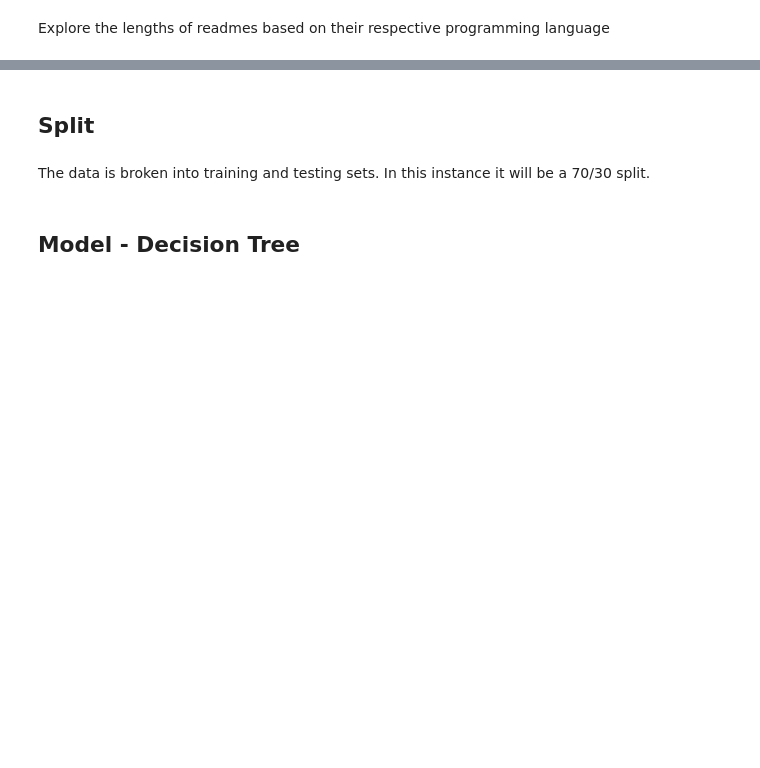
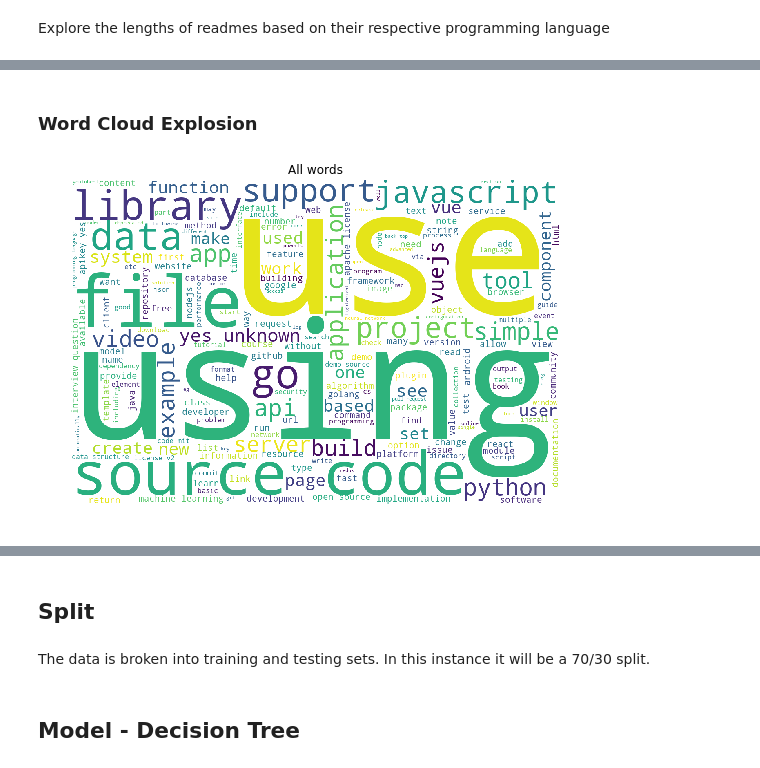
Before and after one commit to super-fantastic-group/nlp-git, a Jupyter notebook: nlp-project.ipynb, the cells around one changed output, grey strips where cells are left out. Cells and saved outputs as stored; diff of their text form; code cells hidden in the pictures; blank space fills up the shorter version.

```diff
--- a/nlp-project.ipynb
+++ b/nlp-project.ipynb
@@ -177,0 +190,2 @@ plt.show()
+# %%
+words = explore.words_dict(df)
@@ -177,0 +236,6 @@ plt.show()
+# %% [markdown]
+### Word Cloud Explosion
+# %%
+explore.one_word_one_cloud(words["all_words"], "All words")
+# %% [output]
+[figure, added]
```
Also changed, not shown: parts of 41 cells of this notebook.
